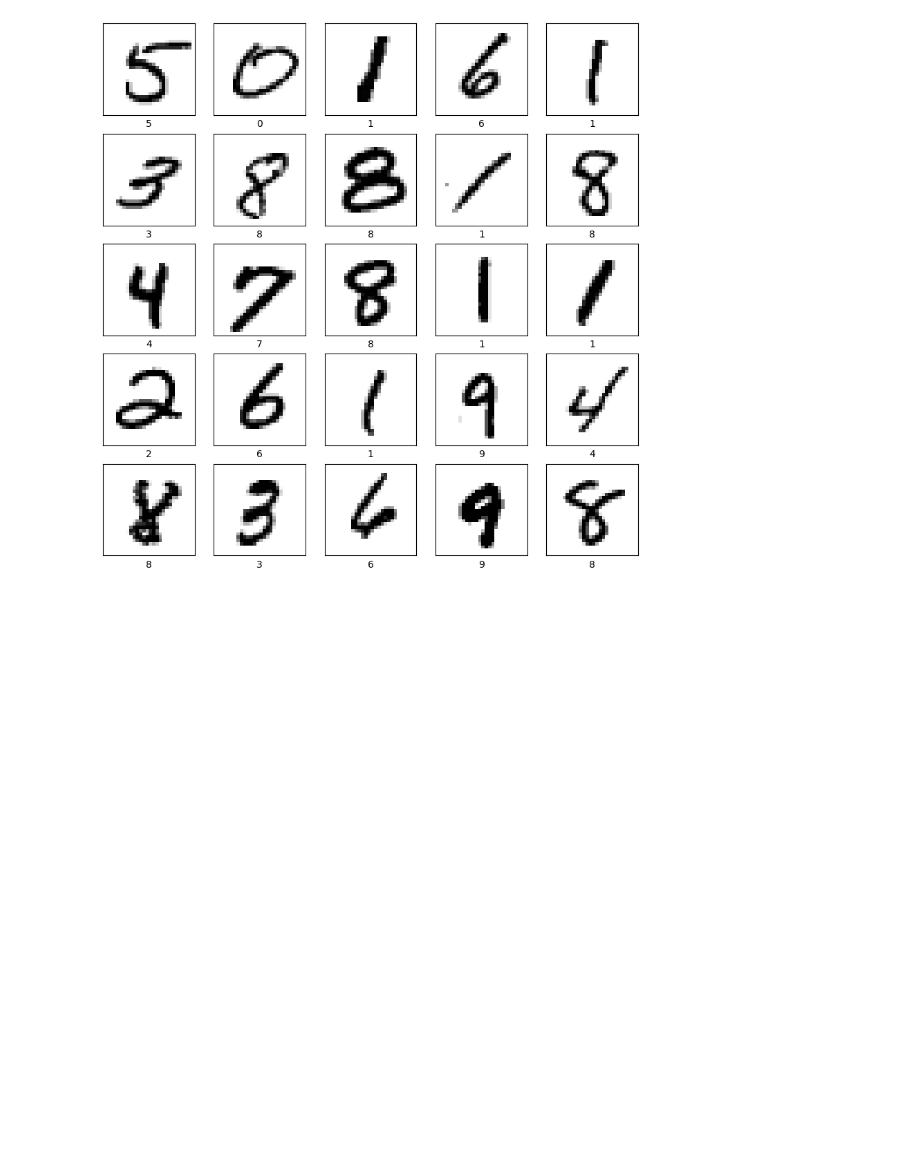
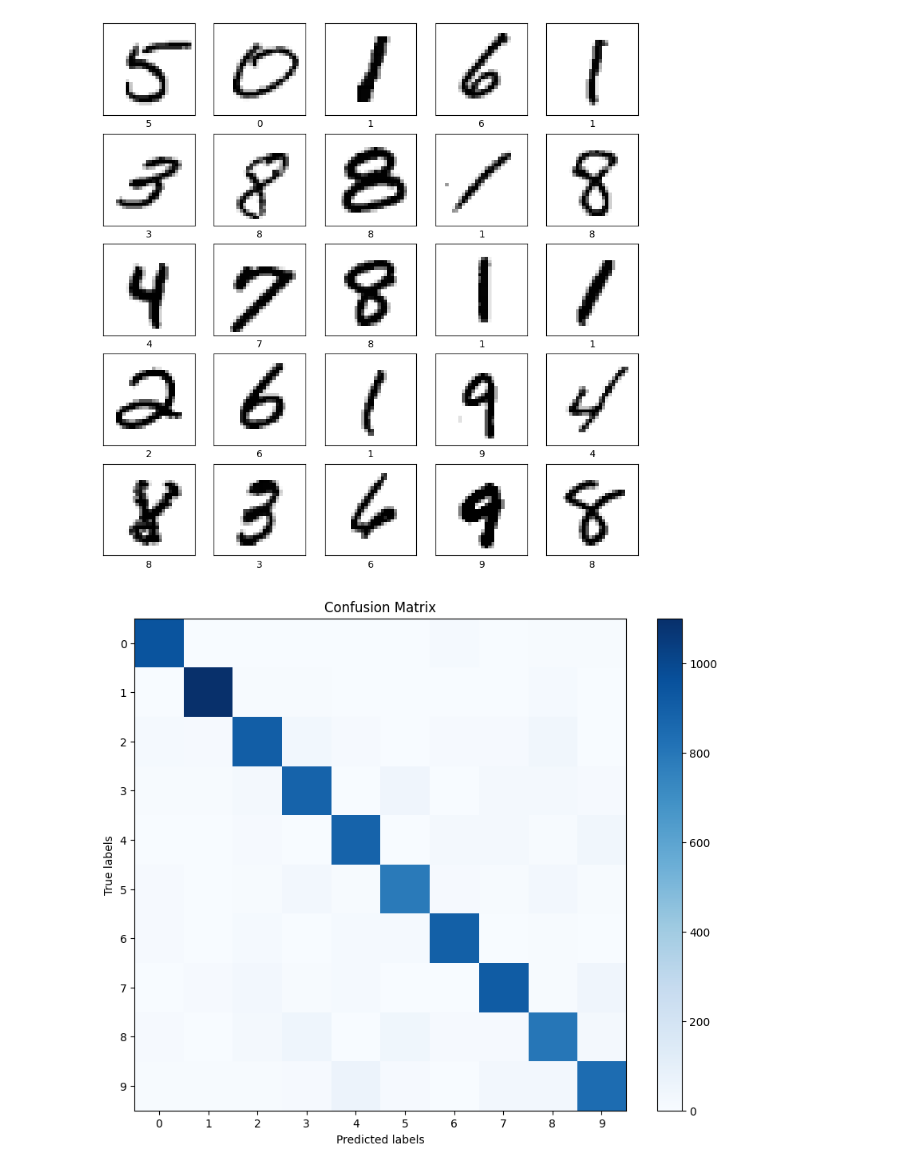
Before and after one commit to Mohamed-Mohamed-Hozien/NN-from-scratch, a Jupyter notebook: main.ipynb, the cells around one changed output. Saved outputs shown, nothing was run; the diff lists cells and outputs as text; code cells hidden in the pictures; blank space fills up the shorter version.

```diff
--- a/main.ipynb
+++ b/main.ipynb
@@ -114,3 +178,17 @@ for i in range(25):
 plt.show()
 # %% [output]
 [figure]
+# %%
+# Plot confusion matrix
+conf_matrix = confusion_matrix(y_test, test_predictions)
+plt.figure(figsize=(10, 8))
+plt.imshow(conf_matrix, cmap=plt.cm.Blues)
+plt.colorbar()
+plt.xlabel('Predicted labels')
+plt.ylabel('True labels')
+plt.xticks(np.arange(10))
+plt.yticks(np.arange(10))
+plt.title('Confusion Matrix')
+plt.show()
+# %% [output]
+[figure, added]
```
Also changed, not shown: parts of 4 cells of this notebook.
